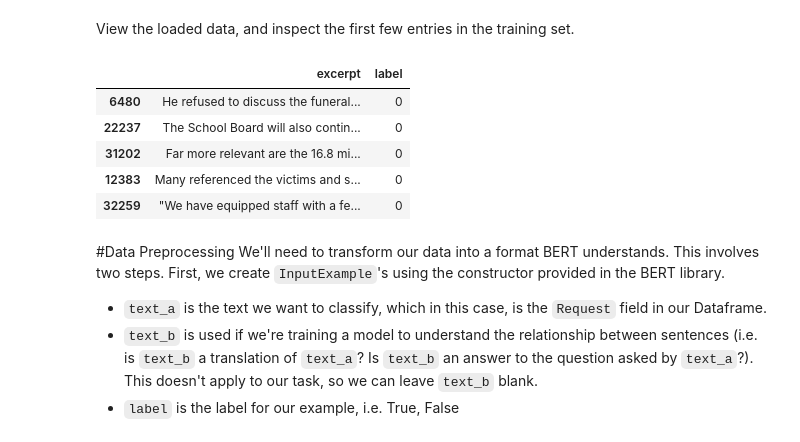
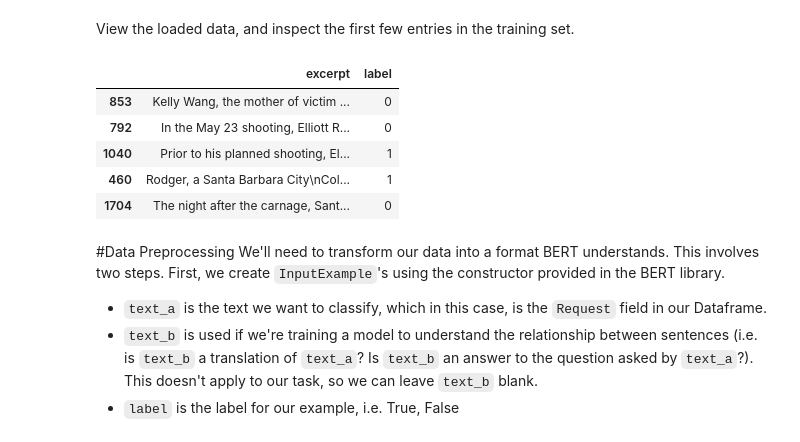
Before and after one commit to anjapago/AnalyzeAccountability, a Jupyter notebook: notebooks/Classsifier_with_BERT_on_TF_Hub.ipynb, the cells around one changed output. Drawn from its saved outputs; the diff is of its cells as text; code cells hidden in the pictures.

```diff
--- a/notebooks/Classsifier_with_BERT_on_TF_Hub.ipynb
+++ b/notebooks/Classsifier_with_BERT_on_TF_Hub.ipynb
@@ -98,19 +98,19 @@ View the loaded data, and inspect the first few entries in the training set.
 # %%
 file_path = '/content/sample_data/'
 file_names = [file_path+'Isla Vista - All Excerpts - 1_2_2019.xlsx',
               file_path+'Marysville - All Excerpts - Final - 1_2_2019.xlsx',
               file_path+'Newtown - All Excerpts - 1-2-2019.xlsx']
-file_name = 'short_excerpts_df.csv'
+file_name = 'single_sents_df.csv'
 train, test = load_data(file_path+file_name)
 
 train.head()
 # %% [output]
 |  | excerpt | label |
-| 6480 | He refused to discuss the funeral... | 0 |
-| 22237 | The School Board will also contin... | 0 |
-| 31202 | Far more relevant are the 16.8 mi... | 0 |
-| 12383 | Many referenced the victims and s... | 0 |
-| 32259 | "We have equipped staff with a fe... | 0 |
+| 853 | Kelly Wang, the mother of victim ... | 0 |
+| 792 | In the May 23 shooting, Elliott R... | 0 |
+| 1040 | Prior to his planned shooting, El... | 1 |
+| 460 | Rodger, a Santa Barbara City\nCol... | 1 |
+| 1704 | The night after the carnage, Sant... | 0 |
 # %% [markdown]
 #Data Preprocessing
 We'll need to transform our data into a format BERT understands. This involves two steps. First, we create  `InputExample`'s using the constructor provided in the BERT library.
```
Also changed, not shown: parts of 9 cells of this notebook.
